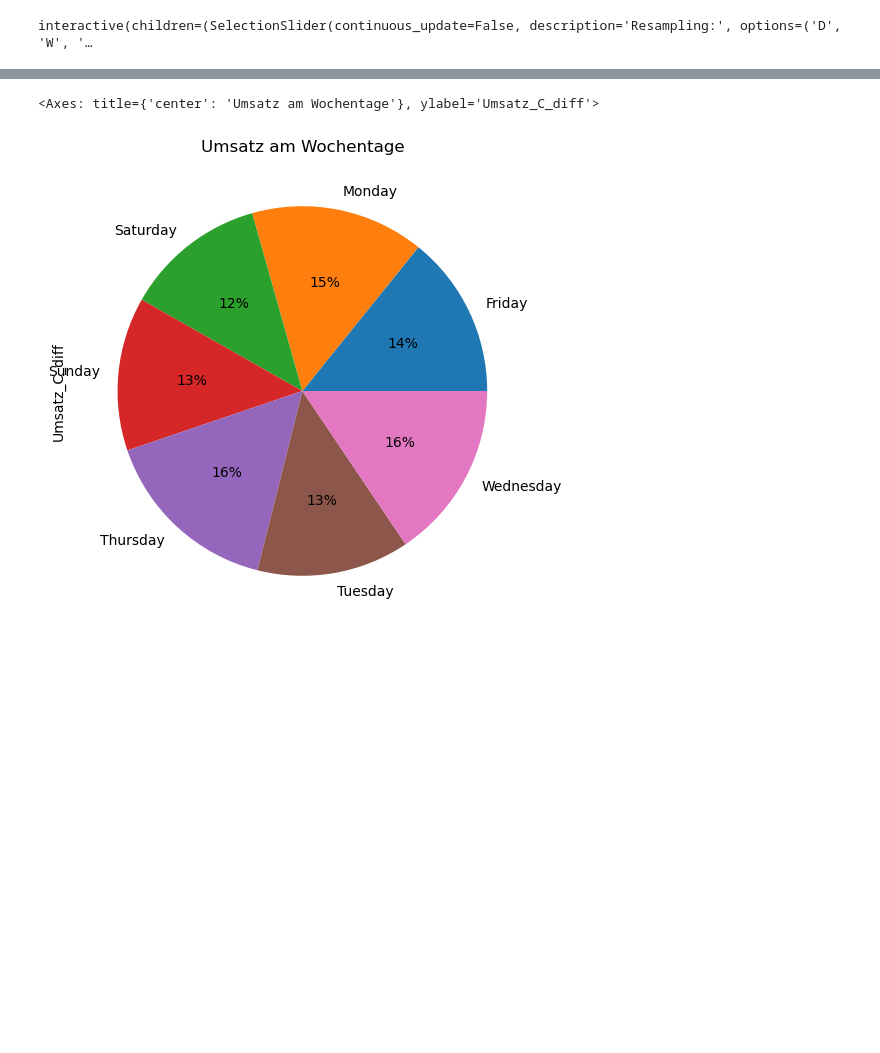
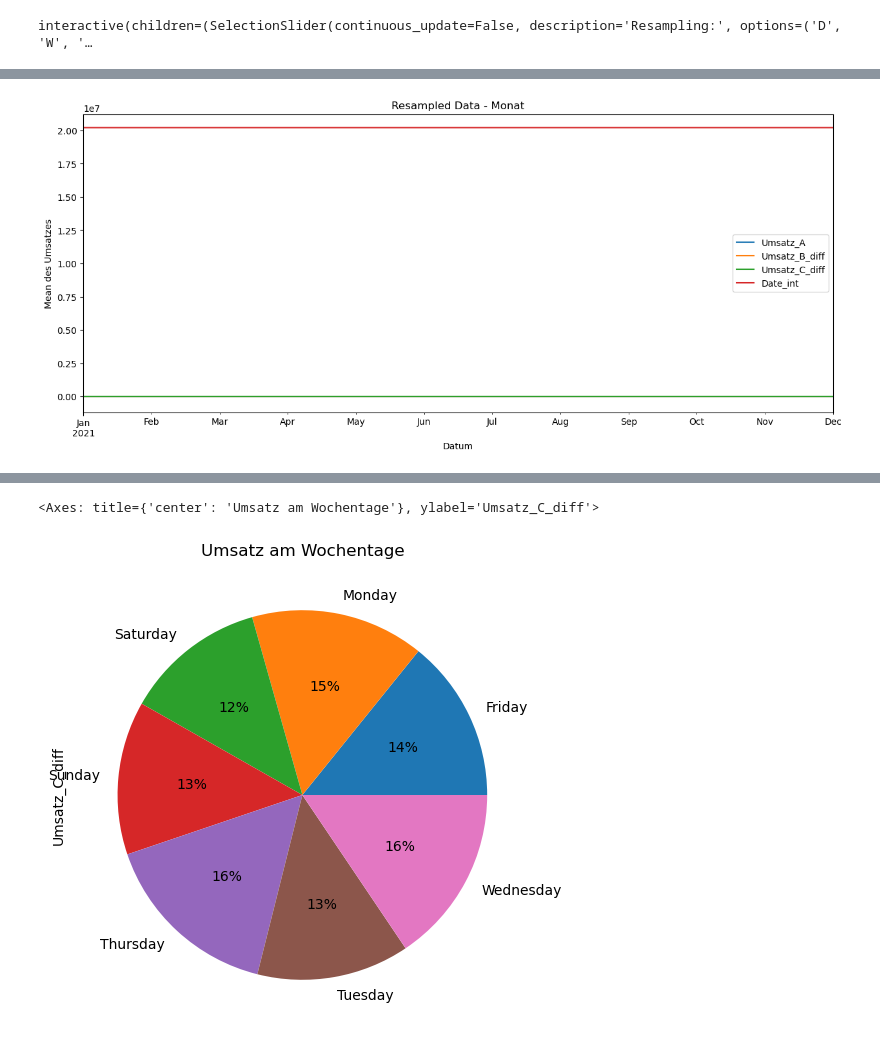
Before and after one commit to Wolfhardt/Praxisprojekt_Modul_2.2_Breakout2, a Jupyter notebook: Visual_Ausland.ipynb, the cells around one changed output, grey strips where cells are left out. Cells and saved outputs as stored; diff of their text form; code cells hidden in the pictures; blank space fills up the shorter version.

```diff
--- a/Visual_Ausland.ipynb
+++ b/Visual_Ausland.ipynb
@@ -69,3 +88,6 @@ resampling_slider = widgets.SelectionSlider(
 widgets.interactive(resample_and_plot, resampling_freq=resampling_slider)
 # %% [output]
 interactive(children=(SelectionSlider(continuous_update=False, description='Resampling:', options=('D', 'W', '…
+# %%
+ausland_days = ausland_cleaned_csv.copy()
+ausland_days.head()
@@ -71,0 +101,3 @@ interactive(children=(SelectionSlider(continuous_update=False, description='Resa
+# %%
+ausland_days['Date_int'] = ausland_days['Datum'].str.split('-').str.join('').astype('int64')
+ausland_days.head()
@@ -71,0 +111,3 @@ interactive(children=(SelectionSlider(continuous_update=False, description='Resa
+# %%
+ausland_days['Datum'] = pd.to_datetime(ausland_days['Datum'], format='%Y-%m-%d')
+ausland_days.head()
@@ -71,0 +121,3 @@ interactive(children=(SelectionSlider(continuous_update=False, description='Resa
+# %%
+ausland_days.set_index('Datum', inplace=True)
+ausland_days.head()
@@ -71,0 +132,21 @@ interactive(children=(SelectionSlider(continuous_update=False, description='Resa
+# %%
+resampled_df_monat = ausland_days.resample('M').mean()
+fig, ax = plt.subplots(figsize=[15, 6])  #  plt.rcParams['figure.figsize'] = [15, 6] #plt.figure(figsize=(15, 10))
+resampled_df_monat.plot(kind='line', ax=ax, label="Umsatz_C") # resampled_df_monat.plot(kind='line')
+
+z = np.polyfit(resampled_df_monat['Date_int'], resampled_df_monat['Umsatz_C_diff'], 1)
+p = np.poly1d(z)
+# x_vals = np.linspace(resampled_df_monat.index.astype('int64').min(), resampled_df_monat.index.astype('int64').max(), 100)
+# plt.plot(x_vals, p(x_vals), 'r--', label='Trendlinie')  # , label='Trendlinie'
+ax.plot(resampled_df_monat['Date_int'], p(resampled_df_monat["Umsatz_C_diff"]), 'r--', label="Trendlinie")
+
+ax.set_title('Resampled Data - Monat')
+ax.set_xlabel('Datum')
+ax.set_ylabel('Mean des Umsatzes')
+# plt.title('Resampled Data - Monat')
+# plt.xlabel('Datum')
+# plt.ylabel('Mean des Umsatzes')
+# plt.grid(True)
+plt.show()
+# %% [output]
+[figure, added]
```
Also changed, not shown: parts of 10 cells of this notebook, 2 other files.
